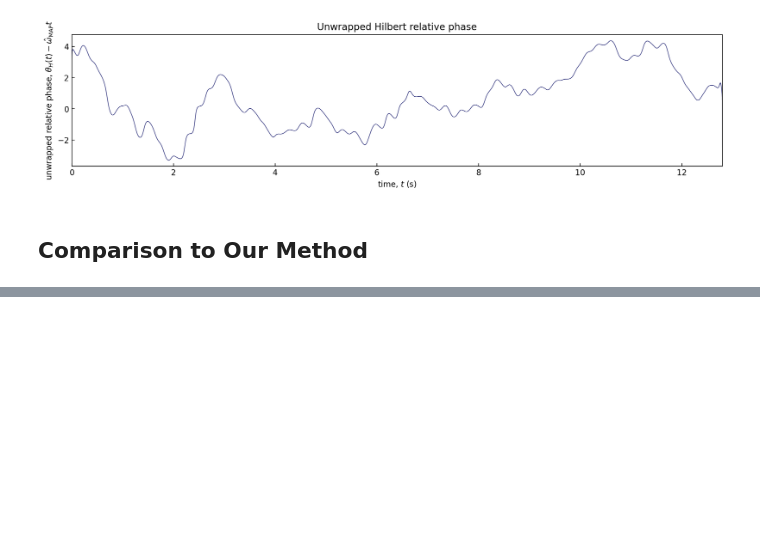
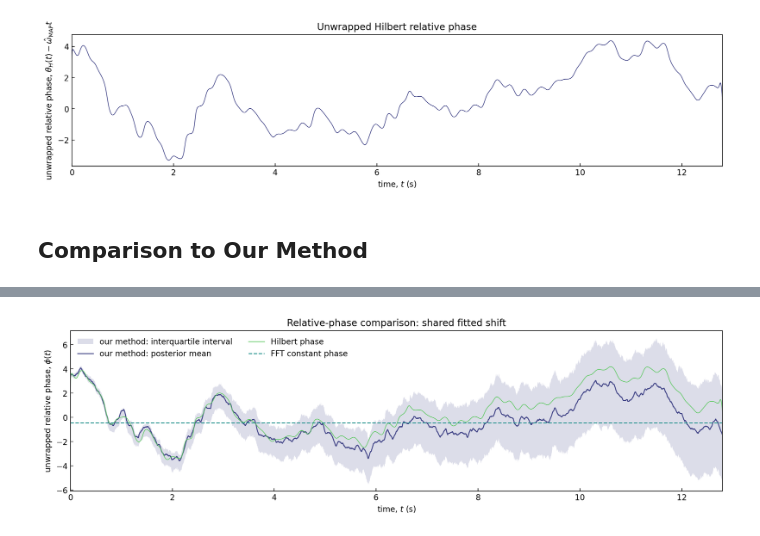
Before and after one commit to bishopgroup/phase-bayes, a Jupyter notebook: MethodComparisons/FFT.ipynb, the cells around one changed output, grey strips where cells are left out. Saved outputs shown, nothing was run; the diff lists cells and outputs as text; code cells hidden in the pictures; blank space fills up the shorter version.

```diff
--- a/MethodComparisons/FFT.ipynb
+++ b/MethodComparisons/FFT.ipynb
@@ -242,14 +261,6 @@ $$\phi_H(t)=\operatorname{wrap}\!\left[\theta_H(t)-\hat\omega_{\mathrm{MAP}}t\ri
 where `wrap` maps angles to $[-\pi,\pi)$.
 # %%
 from scipy.signal import butter, hilbert, sosfiltfilt
-
-parameter_estimates_path = '../Hippocampal/data/parameter_estimates_good.npz'
-with np.load(parameter_estimates_path) as parameter_data:
-    map_estimate = parameter_data['map_estimate']
-    parameter_names = parameter_data['parameter_names']
-
-omega_index = np.flatnonzero(parameter_names == 'omega').item()
-omega_map = map_estimate[omega_index]
 
 theta_band = (4.0, 12.0)  # Hz
 theta_filter = butter(
@@ -263,8 +274,9 @@ theta_signal = sosfiltfilt(theta_filter, centered_signal)
 analytic_signal = hilbert(theta_signal)
 
 hilbert_phase = np.unwrap(np.angle(analytic_signal))
-relative_phase_unwrapped = hilbert_phase - omega_map * tk
-relative_phase = np.angle(np.exp(1j * relative_phase_unwrapped))
+hilbert_relative_phase_raw = hilbert_phase - omega_map * tk
+relative_phase_unwrapped = hilbert_relative_phase_raw
+relative_phase = np.angle(np.exp(1j * hilbert_relative_phase_raw))
 
 print(f'MAP frequency from our method: {omega_map:.3f} rad/s')
 print(f'                              {omega_map / (2 * np.pi):.3f} Hz')
@@ -410,0 +477,46 @@ plt.show()
+# %%
+fig, ax = plt.subplots(figsize=(12, 3.5), constrained_layout=True)
+ax.fill_between(
+    inference_time,
+    inferred_phase_lo,
+    inferred_phase_hi,
+    lw=0.0,
+    color=cmap(0.2),
+    alpha=0.18,
+    label='our method: interquartile interval',
+)
+ax.plot(
+    inference_time,
+    inferred_phase_mean,
+    color=cmap(0.2),
+    lw=1.2,
+    label='our method: posterior mean',
+)
+ax.plot(
+    inference_time,
+    hilbert_phase_aligned,
+    color=cmap(0.75),
+    lw=0.9,
+    alpha=0.9,
+    label='Hilbert phase',
+)
+ax.plot(
+    inference_time,
+    fft_phase_aligned,
+    color=cmap(0.5),
+    lw=1.2,
+    ls='--',
+    label='FFT constant phase',
+)
+
+ax.set(
+    xlabel='time, $t$ (s)',
+    ylabel=r'unwrapped relative phase, $\phi(t)$',
+    title='Relative-phase comparison: shared fitted shift',
+    xlim=(inference_time[0], inference_time[-1]),
+)
+ax.tick_params(direction='in')
+ax.legend(frameon=False, ncol=2)
+plt.show()
+# %% [output]
+[figure, added]
```
Also changed, not shown: parts of 9 cells of this notebook.
